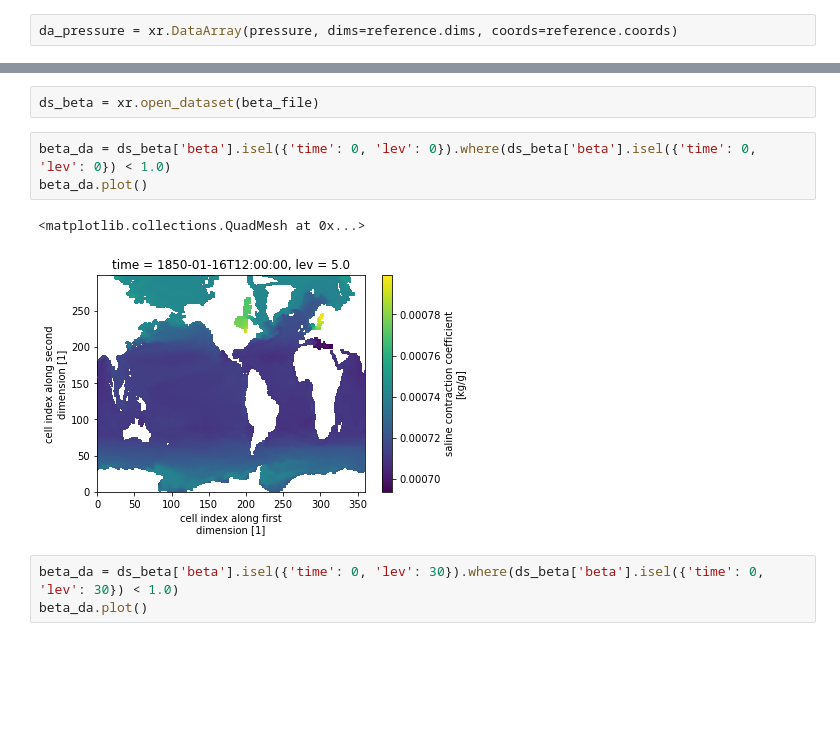
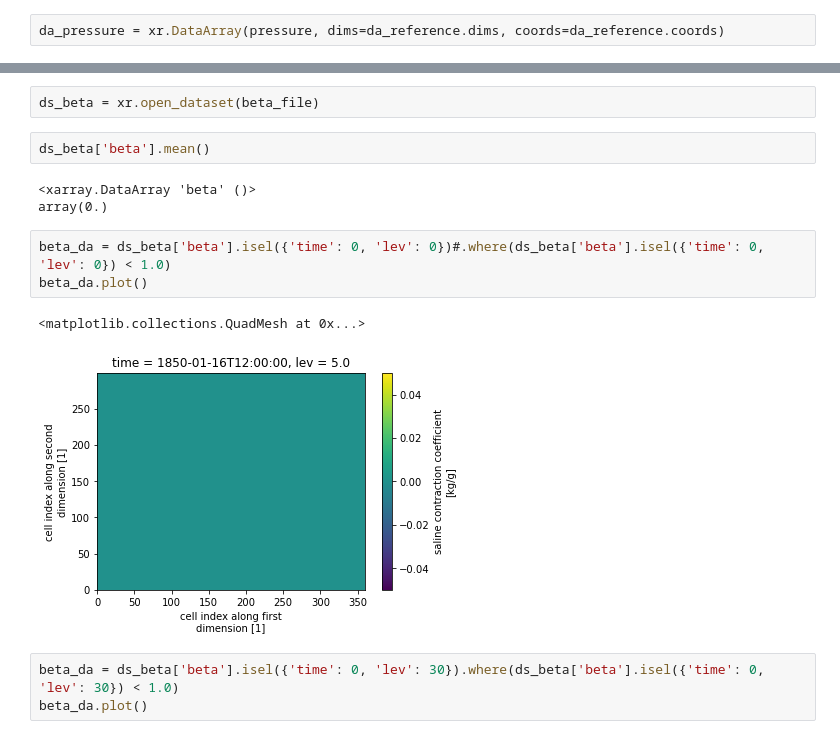
Before and after one commit to DamienIrving/ocean-analysis, a Jupyter notebook: development/gsw.ipynb, the cells around one changed output, grey strips where cells are left out. Cells and saved outputs as stored; diff of their text form; blank space fills up the shorter version.

```diff
--- a/development/gsw.ipynb
+++ b/development/gsw.ipynb
@@ -54,7 +54,7 @@ broadcast_depth = uconv.broadcast_array(da_depth.values, 0, target_shape)
 # %%
 pressure = gsw.p_from_z(broadcast_depth, broadcast_latitude)
 # %%
-da_pressure = xr.DataArray(pressure, dims=reference.dims, coords=reference.coords)
+da_pressure = xr.DataArray(pressure, dims=da_reference.dims, coords=da_reference.coords)
 # %%
 alpha = xr.apply_ufunc(gsw.alpha, da_so, da_thetao, da_pressure,
                        dask='parallelized', output_dtypes=[da_so.dtype])
@@ -105,12 +125,17 @@ broadcast_latitude = uconv.broadcast_array(thetao_cube.coord('latitude').points,
 beta_file = '/g/data/e14/dbi599/CMIP6/CMIP/CSIRO-ARCCSS/ACCESS-CM2/historical/r1i1p1f1/Omon/beta/gn/v20191108/beta_Omon_ACCESS-CM2_historical_r1i1p1f1_gn_185001-185912.nc'
 # %%
 ds_beta = xr.open_dataset(beta_file)
+# %%
+ds_beta['beta'].mean()
+# %% [output]
+<xarray.DataArray 'beta' ()>
+array(0.)
 # %%
-beta_da = ds_beta['beta'].isel({'time': 0, 'lev': 0}).where(ds_beta['beta'].isel({'time': 0, 'lev': 0}) < 1.0)
+beta_da = ds_beta['beta'].isel({'time': 0, 'lev': 0})#.where(ds_beta['beta'].isel({'time': 0, 'lev': 0}) < 1.0)
 beta_da.plot()
 # %% [output]
 <matplotlib.collections.QuadMesh at 0x...>
-[figure, old version]
+[figure, new version]
 # %%
 beta_da = ds_beta['beta'].isel({'time': 0, 'lev': 30}).where(ds_beta['beta'].isel({'time': 0, 'lev': 30}) < 1.0)
 beta_da.plot()
```
Also changed, not shown: parts of 5 cells of this notebook, 1 other file.
